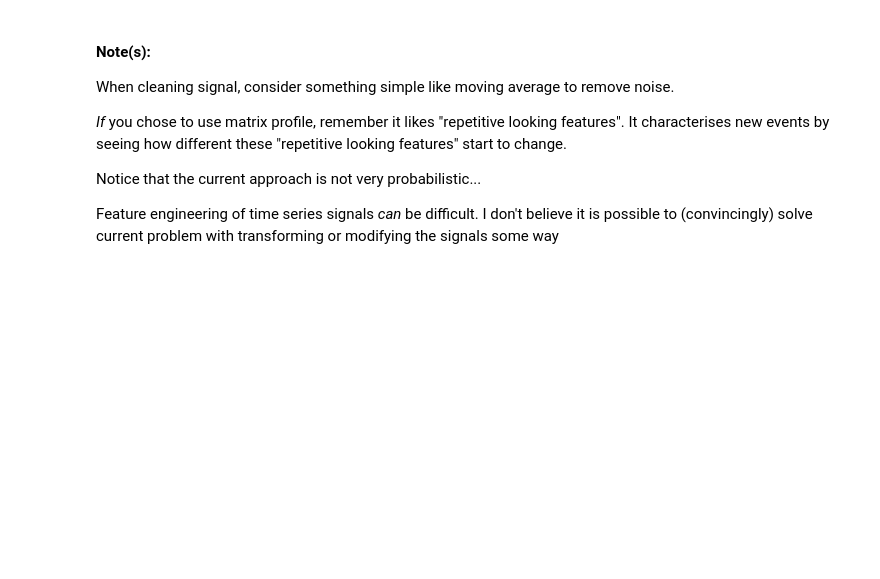
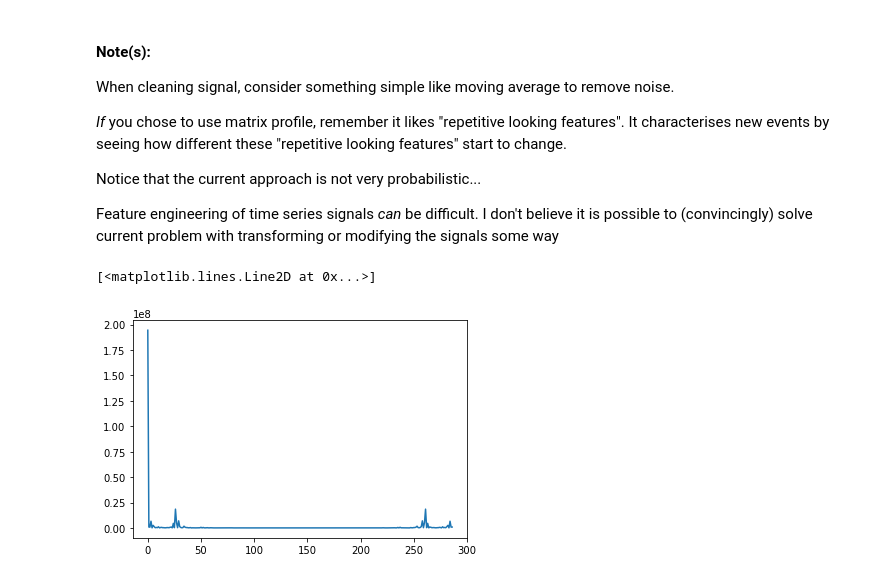
Before and after one commit to twan3617/anomalies, a Jupyter notebook: Example_Data_Sandia.ipynb, the cells around one changed output. Drawn from its saved outputs; the diff is of its cells as text; code cells hidden in the pictures; blank space fills up the shorter version.

```diff
--- a/Example_Data_Sandia.ipynb
+++ b/Example_Data_Sandia.ipynb
@@ -412,3 +545,15 @@ cases = [['L00','D00','V08'],   ['L1C','DB0','V08'],     ['L1C','DBB','V08'],
  Notice that the current approach is not very probabilistic...
 
  Feature engineering of time series signals *can* be difficult. I don't believe it is possible to (convincingly) solve current problem with transforming or modifying the signals some way
+# %%
+ss = pd.read_csv("sunspot.csv",header=None)
+fft_ss = np.fft.fft(ss)
+year = ss.iloc[:,0]
+dominants = abs(fft_ss)**2
+# %%
+data = ss.iloc[:,1]
+data
+plt.plot(abs(np.fft.fft(data))**2)
+# %% [output]
+[<matplotlib.lines.Line2D at 0x...>]
+[figure, added]
```
Also changed, not shown: parts of 14 cells of this notebook.
